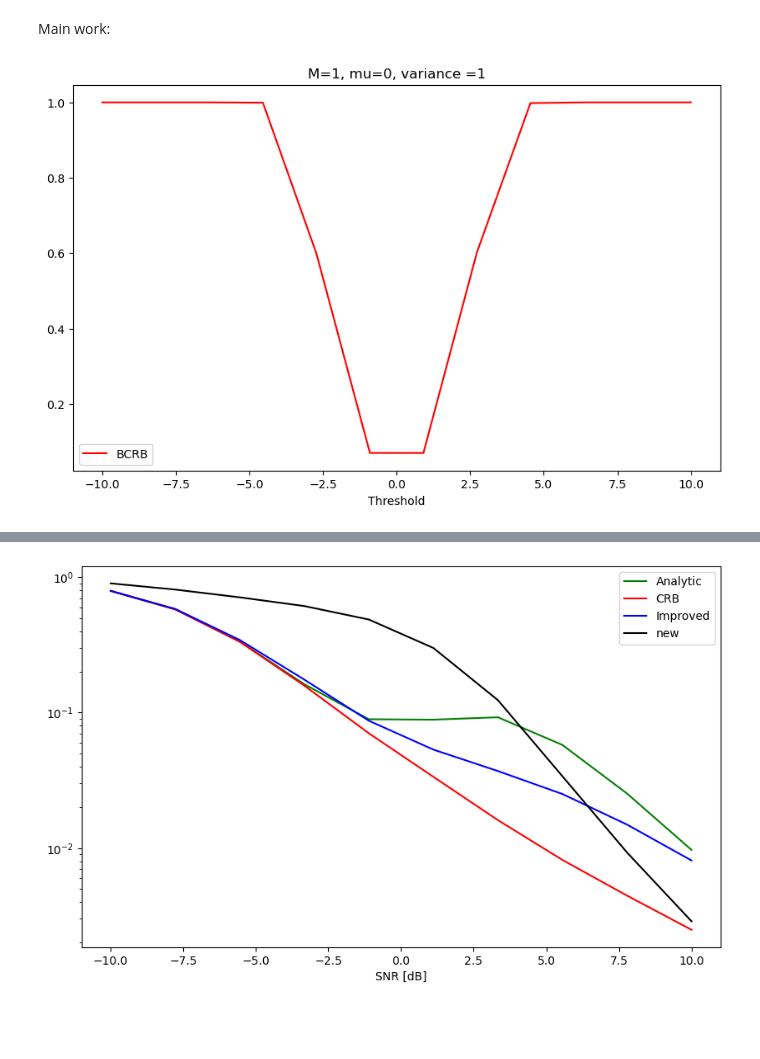
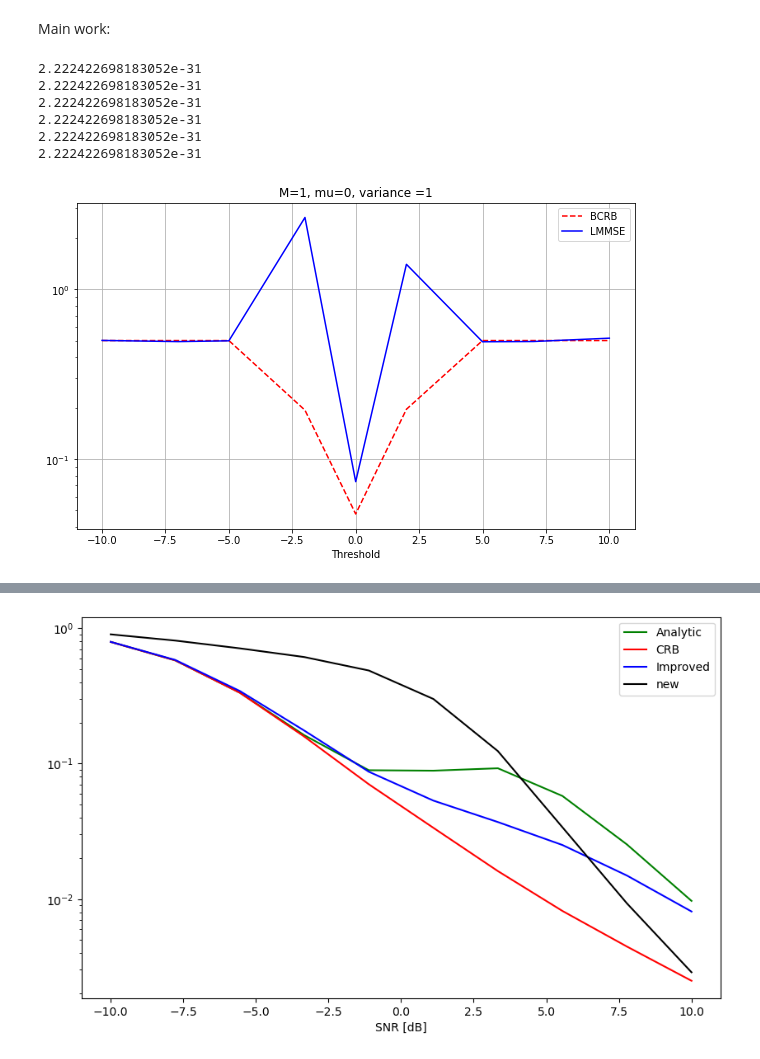
Before and after one commit to mazyaniv/Channel_Estimation, a Jupyter notebook: yaniv.ipynb, the cells around one changed output, grey strips where cells are left out. Saved outputs shown, nothing was run; the diff lists cells and outputs as text; code cells hidden in the pictures; blank space fills up the shorter version.

```diff
--- a/yaniv.ipynb
+++ b/yaniv.ipynb
@@ -232,15 +234,17 @@ def MSE_general_numerical(sigma1,sigma2, n_a,n_q, matrix, observ,snap=1000, thre
     if np.linalg.det(K) == 0: #K is singular/non inverse - big threhold
         U,S,V = np.linalg.svd(K)
         epsilon = np.std(np.diag(S))#random.uniform(0.01, 15)
+        print(epsilon)
         K = K+epsilon*np.identity(K.shape[0])# U@np.diag(S)@V
-    else:
+    # else:
         # while True:
-        U,S,V = np.linalg.svd(K)
-        epsilon = random.uniform(0.01, 15)#np.std(np.diag(S))
-        S = S+epsilon*np.ones(S.shape[0])
-        K = U@np.diag(S)@V#K+epsilon*np.identity(K.shape[0])
-        # if float(LA.cond(K)) < float(1.01):
-        #     break
+    # U,S,V = np.linalg.svd(K)
+    # epsilon = np.std(np.diag(S))#random.uniform(0.01, 1)#np.std(np.diag(S))
+    # K = K+epsilon*np.identity(K.shape[0])
+        # S = S+epsilon*np.ones(S.shape[0])
+        # K = U@np.diag(S)@V#K+epsilon*np.identity(K.shape[0])
+            # if float(LA.cond(K)) < float(1.08):
+            #     break
     inv_K = LA.inv(K)
 
     cov_x_inv_up =np.concatenate((inv_A+(inv_A@B@inv_K@C@inv_A), -1*(inv_A@B@inv_K)),axis=1)
@@ -272,40 +276,49 @@ def MSE_general_numerical(sigma1,sigma2, n_a,n_q, matrix, observ,snap=1000, thre
     return LA.norm(cov_matrix, "fro")#M>1 np.squeeze(cov_matrix)
 # %%
 new_sim=1000
-new_snap=200
-thresh_space = np.linspace(-10,10,12)
-na = 0
+new_snap=500
+thresh_space = np.linspace(-10,10,9,dtype=int)
+na = 1
 nq = 40
 matrix_const = Matrix(na,nq)
 thresh_const = np.ones((M*nq, 1))
 # thresh_real = thresh_G(nq,matrix_const[1])[0]
 # thresh_imag = thresh_G(nq,matrix_const[1])[1]
 
+
 L_Estimator_numerical = [MSE_general_numerical(1,1, na,nq, matrix_const, new_sim,new_snap,thresh_space[i]*thresh_const,thresh_space[i]*thresh_const) for i in range(len(thresh_space))]
 CRB1 = [CRB(1,1,na,nq,matrix_const,1,new_sim,thresh_space[i]*thresh_const,thresh_space[i]*thresh_const) for i in range(len(thresh_space))]
 # CRB_pp1 = [CRB_pp2(1,1,na,nq,matrix_const,new_sim,thresh_space[i]*thresh_const,thresh_space[i]*thresh_const) for i in range(len(thresh_space))]
 ######################
 fig = plt.figure(figsize=(10, 6))
-plt.plot(thresh_space, CRB1, color="red", label='BCRB')
-# plt.plot(thresh_space, L_Estimator_numerical, marker="o",color="blue", label='Error-thresh')
+plt.plot(thresh_space, CRB1, "--",color="red", label='BCRB')
+plt.plot(thresh_space, L_Estimator_numerical,color="blue", label='LMMSE')
 # plt.plot(thresh_space, CRB_pp1, color="green", label='CRB_pp-thresh')
+
+# cubic_interpolation_model1 = interp1d(thresh_space, CRB1, kind="quadratic")
+# X_ = np.linspace(thresh_space.min(), thresh_space.max(), 100)
+# Y1_ = cubic_interpolation_model1(X_)
+# plt.plot(X_, Y1_, color="red", label='BCRB')
 # cubic_interpolation_model = interp1d(thresh_space, L_Estimator_numerical, kind="quadratic")
 # X_ = np.linspace(thresh_space.min(), thresh_space.max(), 100)
 # Y_ = cubic_interpolation_model(X_)
 # plt.plot(X_, Y_, color="blue", label='LMMSE')
 
-# cubic_interpolation_model1 = interp1d(thresh_space, CRB1, kind="quadratic")
-# X_ = np.linspace(thresh_space.min(), thresh_space.max(), 100)
-# Y1_ = cubic_interpolation_model1(X_)
-# plt.plot(X_, Y1_, color="red", label='BCRB')
-
 plt.title("M={}, mu={}, variance ={}".format(M,mu,round(2*pow(sigma_teta,2))))
 # plt.ylabel("Error")
 plt.xlabel("Threshold")
+pyplot.yscale('log')
+plt.grid()
 plt.legend()
 plt.show()
 # %% [output]
+2.222422698183052e-31
+2.222422698183052e-31
+2.222422698183052e-31
+2.222422698183052e-31
+2.222422698183052e-31
+2.222422698183052e-31
-[figure, old version]
+[figure, new version]
 # %%
 na = 0
 nq = 1
```
Also changed, not shown: parts of 2 cells of this notebook.
